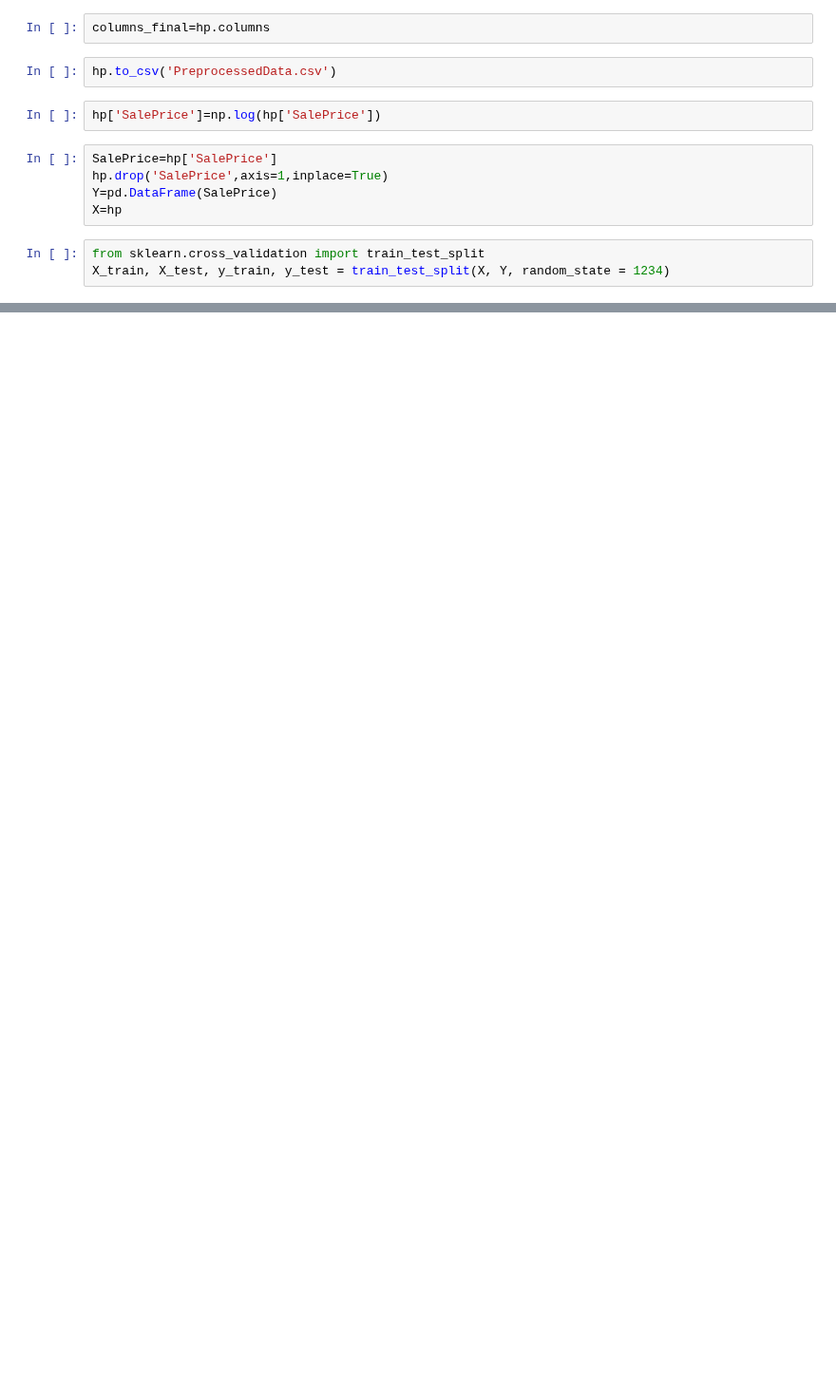
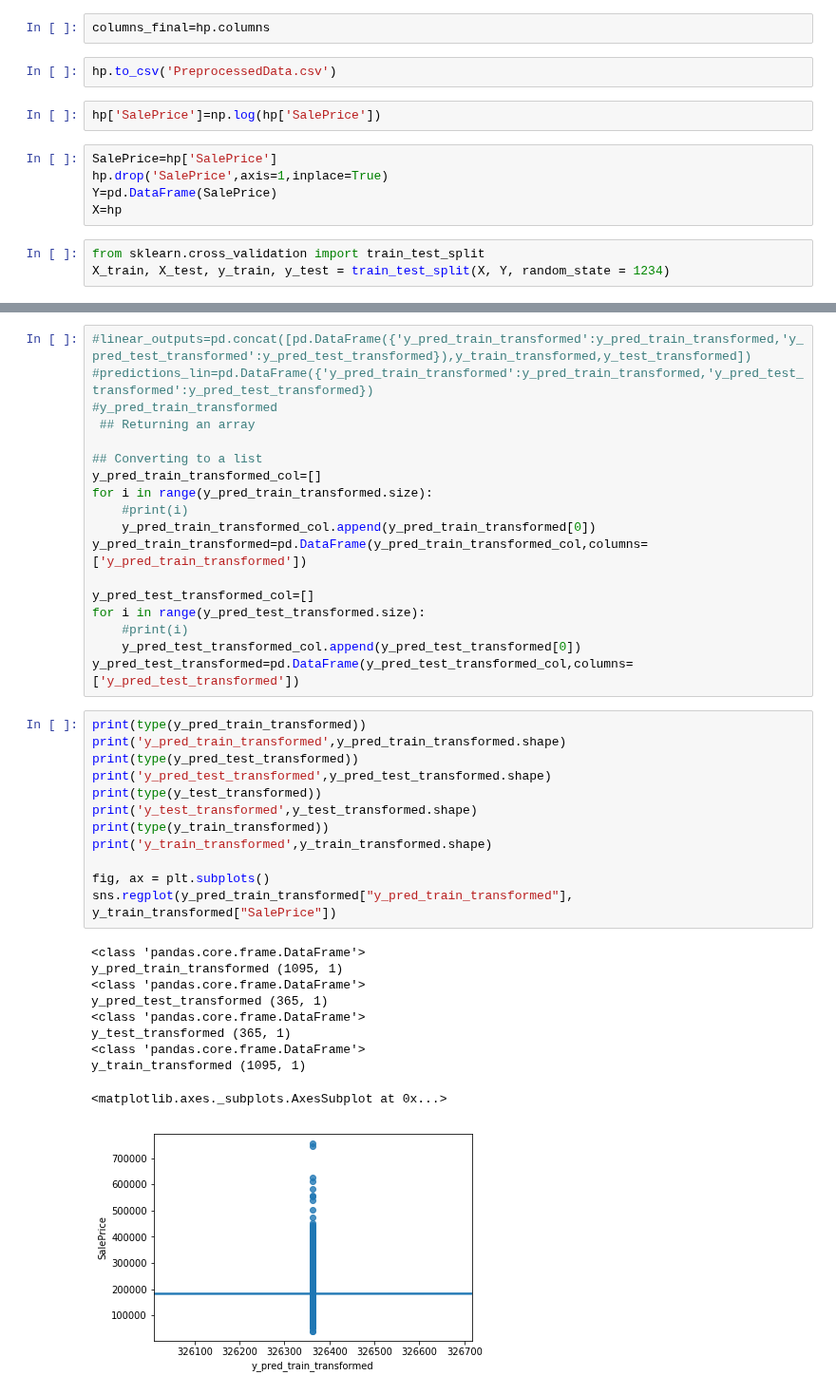
Before and after one commit to nov012017/Code, a Jupyter notebook: Python/Kaggle/House Pricing/HousePricePrediction_Pythoh_619_EOD.ipynb, the cells around one changed output, grey strips where cells are left out. Shown at 95% size. Saved outputs shown, nothing was run; the diff lists cells and outputs as text; blank space fills up the shorter version.

```diff
--- a/Python/Kaggle/House Pricing/HousePricePrediction_Pythoh_619_EOD.ipynb
+++ b/Python/Kaggle/House Pricing/HousePricePrediction_Pythoh_619_EOD.ipynb
@@ -393,4 +448,45 @@ Median Absolute error: 12001.90
  'R2': 0.8790554975183167,
  'RMSE': 24752.594666036013,
  'Variance_Score': 0.8793014927964996}
+# %%
+#linear_outputs=pd.concat([pd.DataFrame({'y_pred_train_transformed':y_pred_train_transformed,'y_pred_test_transformed':y_pred_test_transformed}),y_train_transformed,y_test_transformed])
+#predictions_lin=pd.DataFrame({'y_pred_train_transformed':y_pred_train_transformed,'y_pred_test_transformed':y_pred_test_transformed})
+#y_pred_train_transformed
+ ## Returning an array
+
+## Converting to a list
+y_pred_train_transformed_col=[]
+for i in range(y_pred_train_transformed.size):
+    #print(i)
+    y_pred_train_transformed_col.append(y_pred_train_transformed[0])
+y_pred_train_transformed=pd.DataFrame(y_pred_train_transformed_col,columns=['y_pred_train_transformed'])
+
+y_pred_test_transformed_col=[]
+for i in range(y_pred_test_transformed.size):
+    #print(i)
+    y_pred_test_transformed_col.append(y_pred_test_transformed[0])
+y_pred_test_transformed=pd.DataFrame(y_pred_test_transformed_col,columns=['y_pred_test_transformed'])
+# %%
+print(type(y_pred_train_transformed))
+print('y_pred_train_transformed',y_pred_train_transformed.shape)
+print(type(y_pred_test_transformed))
+print('y_pred_test_transformed',y_pred_test_transformed.shape)
+print(type(y_test_transformed))
+print('y_test_transformed',y_test_transformed.shape)
+print(type(y_train_transformed))
+print('y_train_transformed',y_train_transformed.shape)
+
+fig, ax = plt.subplots()
+sns.regplot(y_pred_train_transformed["y_pred_train_transformed"], y_train_transformed["SalePrice"])
+# %% [output]
+<class 'pandas.core.frame.DataFrame'>
+y_pred_train_transformed (1095, 1)
+<class 'pandas.core.frame.DataFrame'>
+y_pred_test_transformed (365, 1)
+<class 'pandas.core.frame.DataFrame'>
+y_test_transformed (365, 1)
+<class 'pandas.core.frame.DataFrame'>
+y_train_transformed (1095, 1)
+<matplotlib.axes._subplots.AxesSubplot at 0x...>
+[figure, added]
 # %%
```
Also changed, not shown: parts of 12 cells of this notebook.
